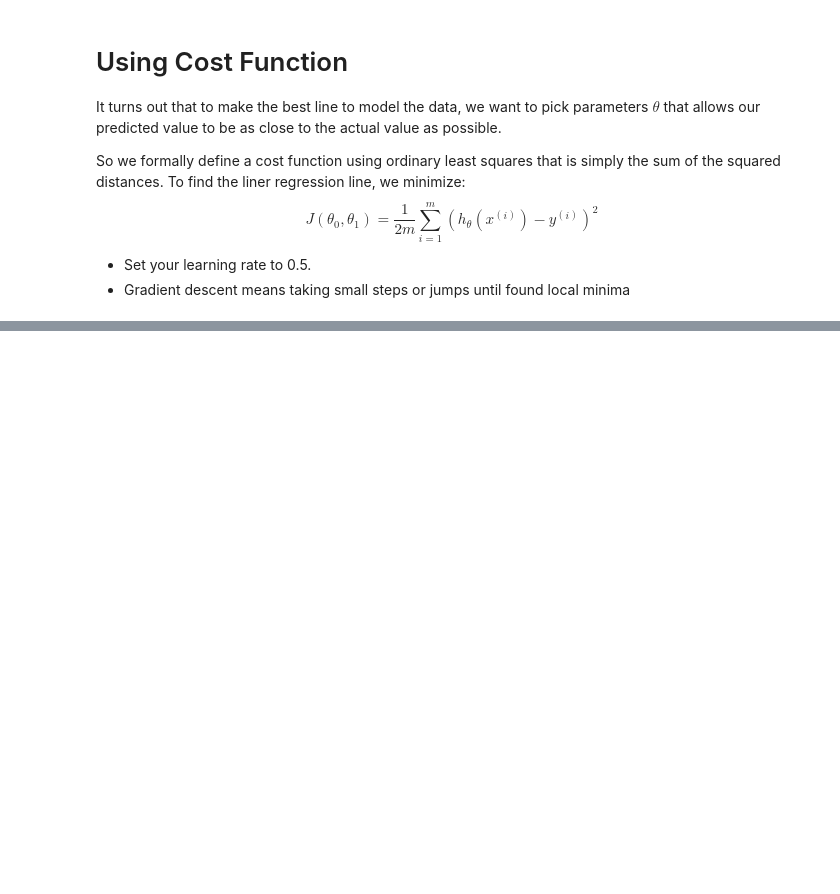
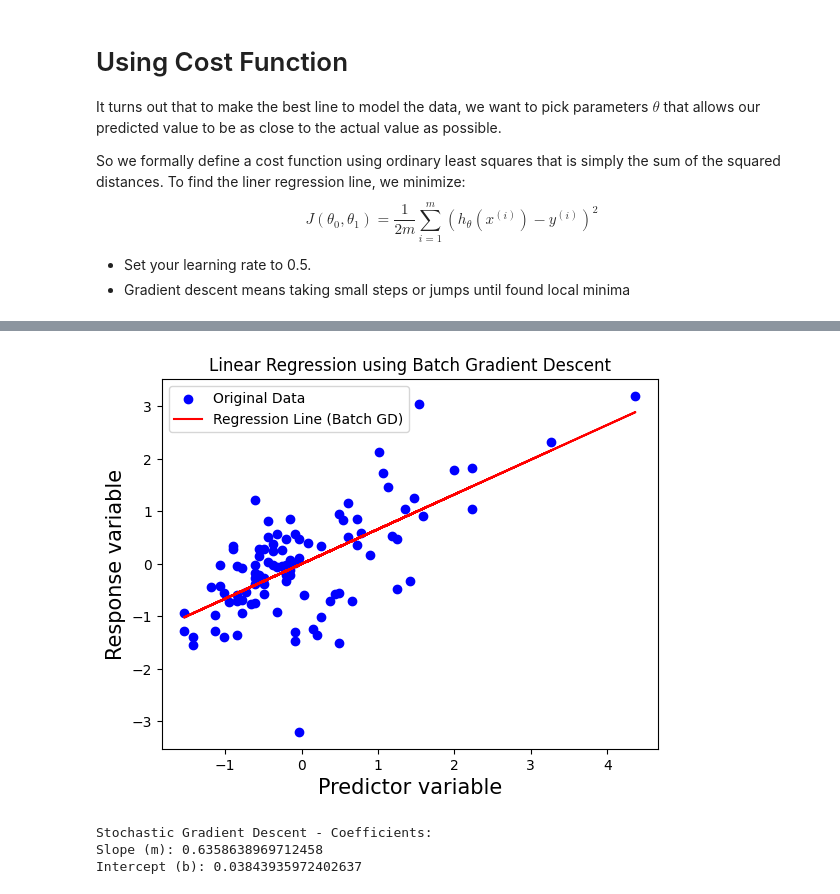
Before and after one commit to Abhishek-Mallick/Machine-Learning-KIIT, a Jupyter notebook: Simple Linear Regression/linear_reg.ipynb, the cells around one changed output, grey strips where cells are left out. Drawn from its saved outputs; the diff is of its cells as text; code cells hidden in the pictures; blank space fills up the shorter version.

```diff
--- a/Simple Linear Regression/linear_reg.ipynb
+++ b/Simple Linear Regression/linear_reg.ipynb
@@ -206,0 +305,10 @@ Converged at epoch 1
+# %%
+plt.scatter(X_norm, Y_norm, color="b", label="Original Data")
+plt.plot(X_norm, m_batch*X_norm + b_batch, color="r", label="Regression Line (Batch GD)")
+plt.xlabel('Predictor variable', fontsize=15)
+plt.ylabel("Response variable", fontsize=15)
+plt.title("Linear Regression using Batch Gradient Descent")
+plt.legend()
+plt.show()
+# %% [output]
+[figure, added]
@@ -206,0 +359,15 @@ Converged at epoch 1
+# %%
+learning_rate_stochastic = 0.01
+iterations_stochastic = 1000
+
+# Perform linear regression using stochastic gradient descent
+m_stochastic, b_stochastic, cost_history_stochastic = stochastic_gradient_descent(X_norm, Y_norm, learning_rate_stochastic, iterations_stochastic)
+
+# Display the results
+print("Stochastic Gradient Descent - Coefficients:")
+print("Slope (m):", m_stochastic)
+print("Intercept (b):", b_stochastic)
+# %% [output]
+Stochastic Gradient Descent - Coefficients:
+Slope (m): 0.6358638969712458
+Intercept (b): 0.03843935972402637
```
Also changed, not shown: parts of 20 cells of this notebook, 1 other file.
